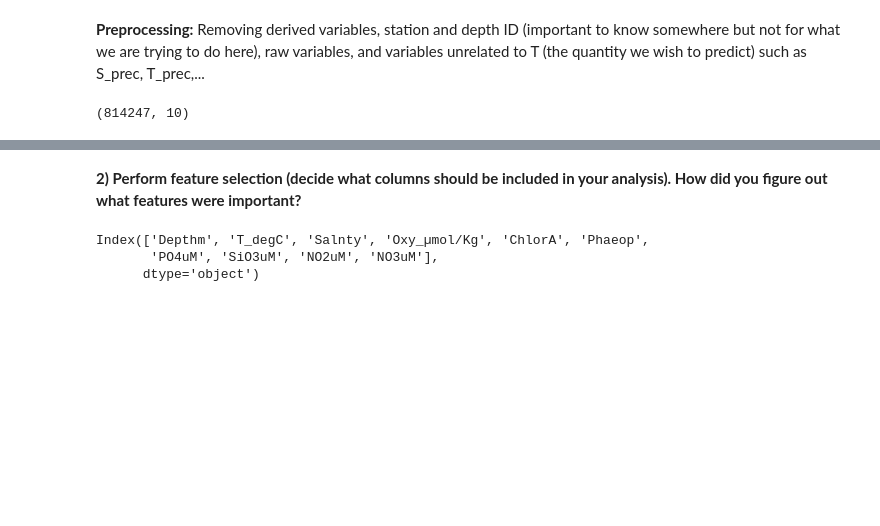
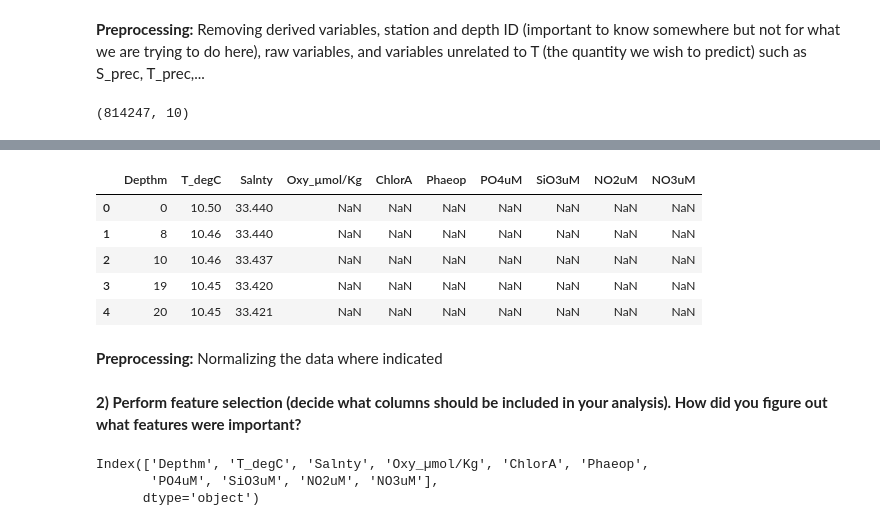
Before and after one commit to JennyArbo/Homework, a Jupyter notebook: Individual_Homework/Week_14/Week_14_homework.ipynb, the cells around one changed output, grey strips where cells are left out. Drawn from its saved outputs; the diff is of its cells as text; code cells hidden in the pictures; blank space fills up the shorter version.

```diff
--- a/Individual_Homework/Week_14/Week_14_homework.ipynb
+++ b/Individual_Homework/Week_14/Week_14_homework.ipynb
@@ -89,3 +115,18 @@ print(df_preprocessed.shape)
+# %%
+# Removing all rows with a depth of greater than 681m. There are likely better ways to do this including
+#considering the depth of the mixed layer where the data/samples were collected. For our purposes, this will suffice.
+df_preprocessed2 = df_preprocessed [df_preprocessed['Depthm'] < max_outlier]
+
+df_preprocessed2.head()
+# %% [output]
+|  | Depthm | T_degC | Salnty | Oxy_µmol/Kg | ChlorA | Phaeop | PO4uM | SiO3uM | NO2uM | NO3uM |
+| 0 | 0 | 10.50 | 33.440 | NaN | NaN | NaN | NaN | NaN | NaN | NaN |
+| 1 | 8 | 10.46 | 33.440 | NaN | NaN | NaN | NaN | NaN | NaN | NaN |
+| 2 | 10 | 10.46 | 33.437 | NaN | NaN | NaN | NaN | NaN | NaN | NaN |
+| 3 | 19 | 10.45 | 33.420 | NaN | NaN | NaN | NaN | NaN | NaN | NaN |
+| 4 | 20 | 10.45 | 33.421 | NaN | NaN | NaN | NaN | NaN | NaN | NaN |
+# %% [markdown]
+**Preprocessing:** Normalizing the data where indicated
 # %% [markdown]
 **2) Perform feature selection (decide what columns should be included in your analysis). How did you figure out what features were important?**
 # %%
```
Also changed, not shown: parts of 25 cells of this notebook.
